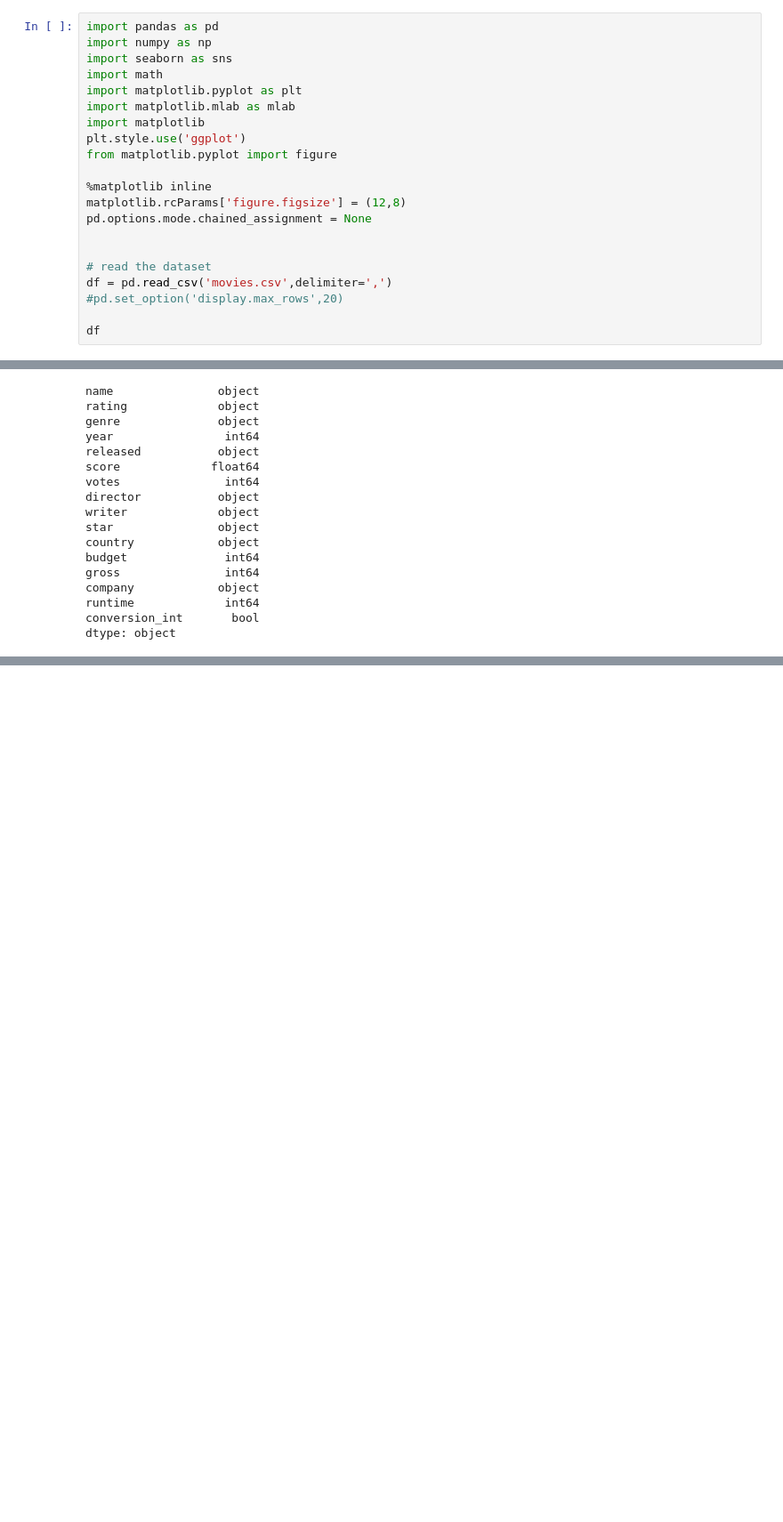
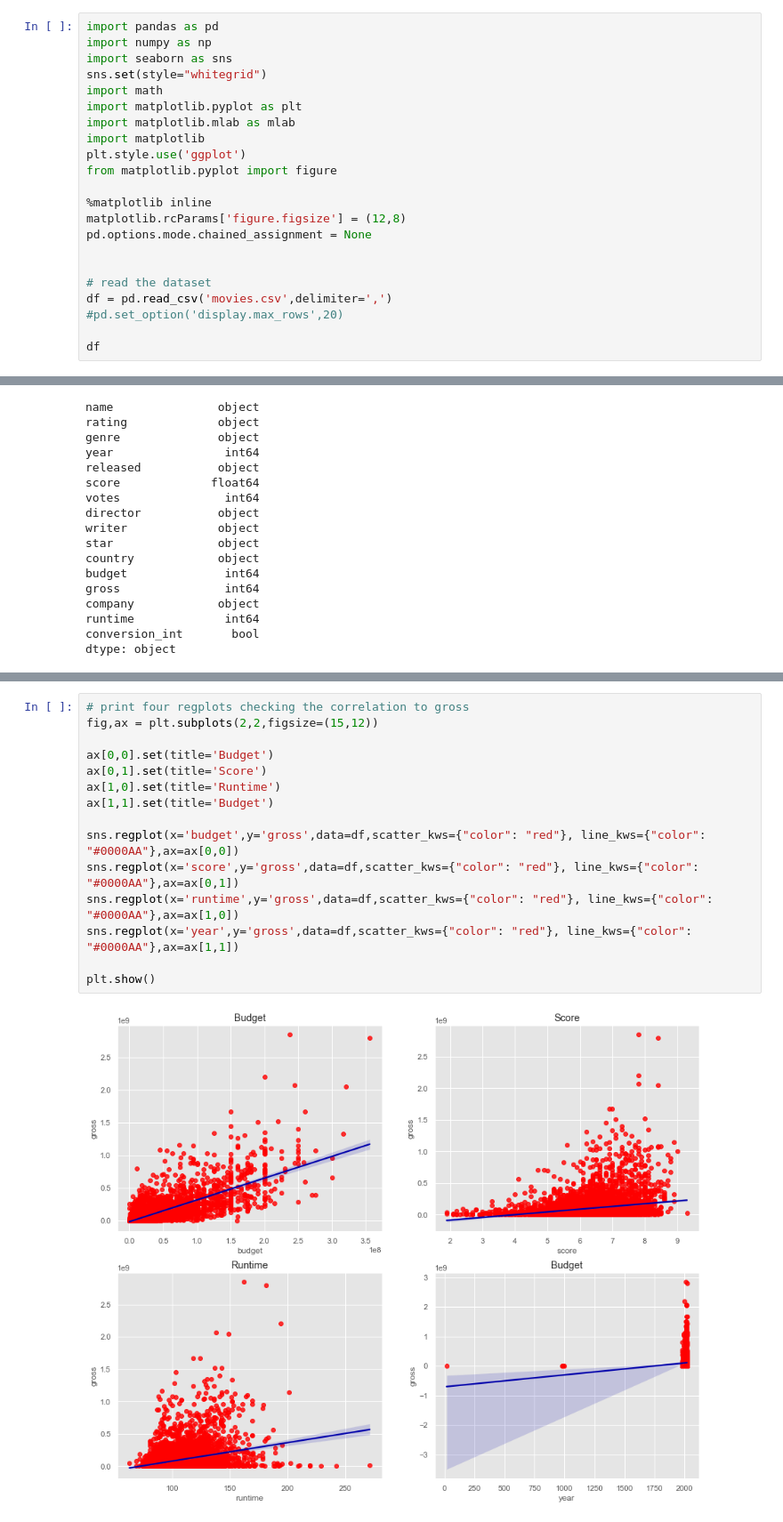
Before and after one commit to veektorf1/portfolio, a Jupyter notebook: Movies.ipynb, the cells around one changed output, grey strips where cells are left out. Shown: that part at 89% size. Cells and saved outputs as stored; diff of their text form; blank space fills up the shorter version.

```diff
--- a/Movies.ipynb
+++ b/Movies.ipynb
@@ -2,6 +2,7 @@
 import pandas as pd
 import numpy as np
 import seaborn as sns
+sns.set(style="whitegrid")
 import math
 import matplotlib.pyplot as plt
 import matplotlib.mlab as mlab
@@ -209 +211,18 @@ sns.regplot(x='budget',y='gross',data=df,scatter_kws={"color": "red"}, line_kws=
+# %%
+# print four regplots checking the correlation to gross
+fig,ax = plt.subplots(2,2,figsize=(15,12))
+
+ax[0,0].set(title='Budget')
+ax[0,1].set(title='Score')
+ax[1,0].set(title='Runtime')
+ax[1,1].set(title='Budget')
+
+sns.regplot(x='budget',y='gross',data=df,scatter_kws={"color": "red"}, line_kws={"color": "#0000AA"},ax=ax[0,0])
+sns.regplot(x='score',y='gross',data=df,scatter_kws={"color": "red"}, line_kws={"color": "#0000AA"},ax=ax[0,1])
+sns.regplot(x='runtime',y='gross',data=df,scatter_kws={"color": "red"}, line_kws={"color": "#0000AA"},ax=ax[1,0])
+sns.regplot(x='year',y='gross',data=df,scatter_kws={"color": "red"}, line_kws={"color": "#0000AA"},ax=ax[1,1])
+
+plt.show()
+# %% [output]
+[figure, added]
 # %%
```
Also changed, not shown: parts of 5 cells of this notebook.
